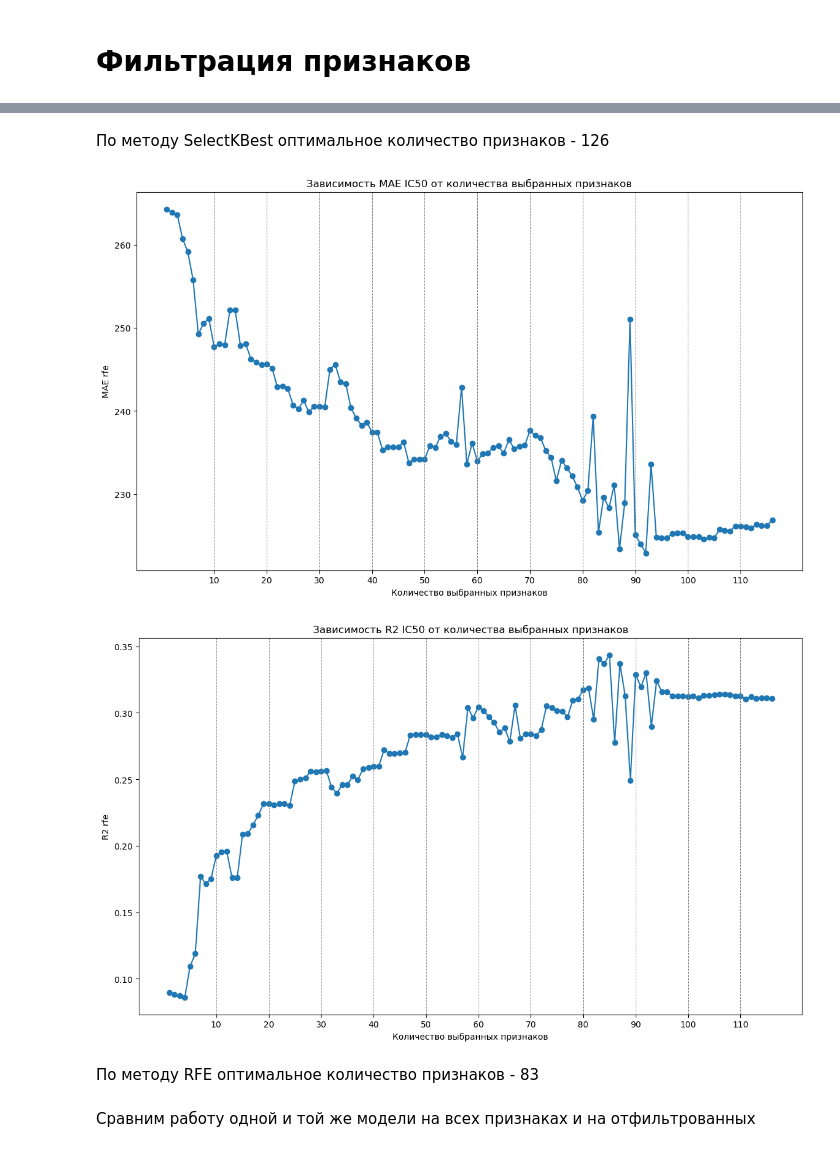
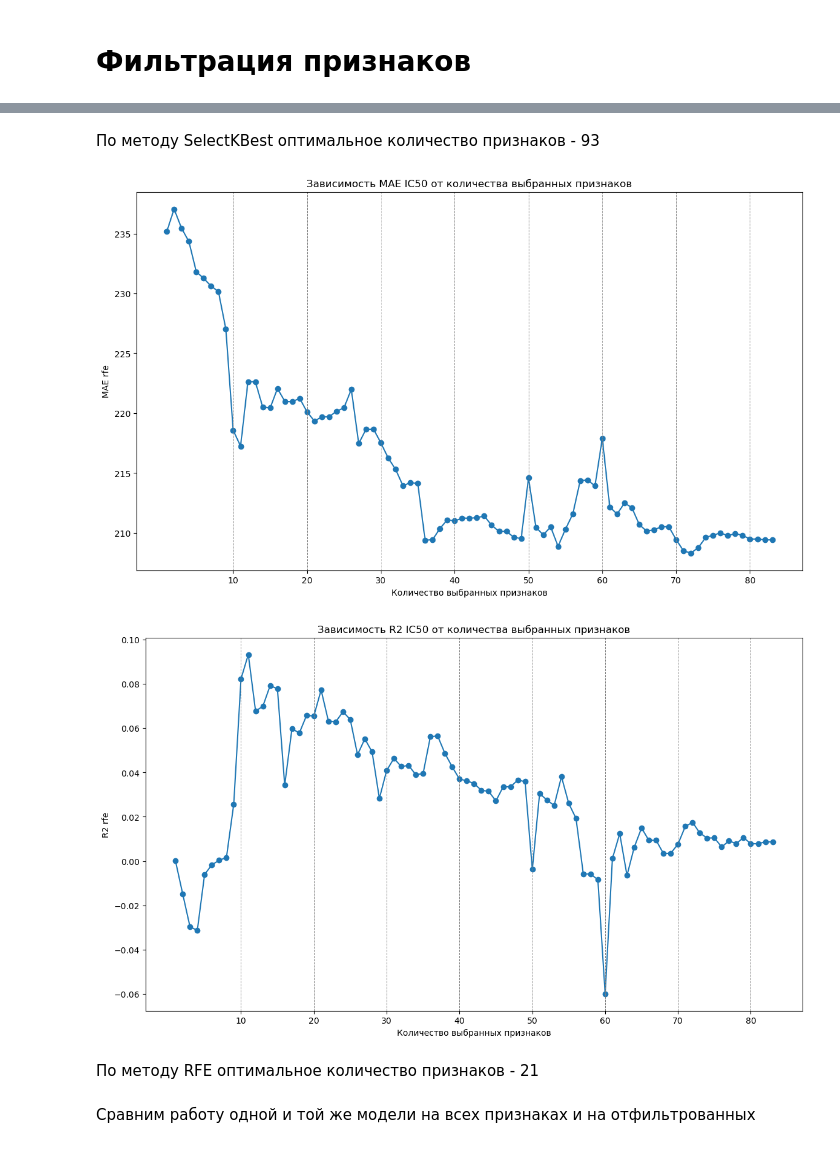
Before and after one commit to sevaTechoPark/mo-chemistry, a Jupyter notebook: regression_IC50.ipynb, the cells around one changed output, grey strips where cells are left out. Cells and saved outputs as stored; diff of their text form; code cells hidden in the pictures.

```diff
--- a/regression_IC50.ipynb
+++ b/regression_IC50.ipynb
@@ -42,12 +42,9 @@ plt.show()
 # Подготовка данных для эксперемента
 # %%
 X = df.drop(columns=['IC50, mM', 'CC50, mM', 'SI'])
-y1 = df['IC50, mM']
-y2 = df['CC50, mM']
-y3 = df['SI']
+y = df['IC50, mM']
 
-X_train_ic, X_test_ic, y_train_ic, y_test_ic = train_test_split(X, y1, test_size=0.2, random_state=42)
-X_train, X_test, y_train, y_test = X_train_ic, X_test_ic, y_train_ic, y_test_ic
+X_train, X_test, y_train, y_test = train_test_split(X, y, test_size=0.2, random_state=42)
 
 print(f'Train dataset size: {X_train.shape}, {y_train.shape}')
 print(f'Test dataset size: {X_test.shape}, {y_test.shape}')
@@ -128,25 +99,0 @@ R2 score: 0.3479425636960698
-# %%
-param_distributions = {
-    'n_neighbors': randint(1, 10),
-    'weights': ['uniform', 'distance'],
-    'metric': ['euclidean', 'manhattan']
-}
-
-random_search = RandomizedSearchCV(
-    estimator=KNeighborsRegressor(),
-    param_distributions=param_distributions,
-    n_iter=15,
-    cv=5,
-    random_state=42,
-    scoring='r2',
-    n_jobs=-1
-)
-random_search.fit(X_train, y_train)
-
-print("Лучшие параметры:", random_search.best_params_)
-
-y_pred = random_search.predict(X_test)
-
-print('Mean Absolute Error:', mean_absolute_error(y_test, y_pred))
-print('Mean Squared Error:', mean_squared_error(y_test, y_pred))
-print('R2 score:', r2_score(y_test, y_pred))
@@ -173,5 +102,5 @@ R2 score: 0.28961367283271255
 # %%
 model = LinearRegression()
 # %%
-ic_kbest_mae_scores, ic_kbest_r2_scores, ic_kbest_selected_features_list = selectKBest(model, X_train_ic, X_test_ic, y_train_ic, y_test_ic)
+kbest_mae_scores, kbest_r2_scores, kbest_selected_features_list = selectKBest(model, X_train, X_test, y_train, y_test)
 # %%
@@ -183,2 +112,2 @@ drawSelection(ic_kbest_r2_scores, 'R2', 'IC50', 'kbest')
 # %% [markdown]
-По методу SelectKBest оптимальное количество признаков - 126
+По методу SelectKBest оптимальное количество признаков - 93
@@ -188,9 +114,12 @@ ic_rfe_mae_scores, ic_rfe_r2_scores, ic_rfe_selected_features_list = selectRFE(m
+# %%
+selected_features = kbest_selected_features_list[92]
+rfe_mae_scores, rfe_r2_scores, rfe_selected_features_list = selectRFE(model, X_train[selected_features], X_test[selected_features], y_train, y_test)
 # %%
-drawSelection(ic_rfe_mae_scores, 'MAE', 'IC50', 'rfe')
-drawSelection(ic_rfe_r2_scores, 'R2', 'IC50', 'rfe')
+drawSelection(rfe_mae_scores, 'MAE', 'IC50', 'rfe')
+drawSelection(rfe_r2_scores, 'R2', 'IC50', 'rfe')
 # %% [output]
-[figure, old version]
+[figure, new version]
-[figure, old version]
+[figure, new version]
 # %% [markdown]
-По методу RFE оптимальное количество признаков - 83
+По методу RFE оптимальное количество признаков - 21
 # %%
```
Also changed, not shown: parts of 16 cells of this notebook, 3 other files.
